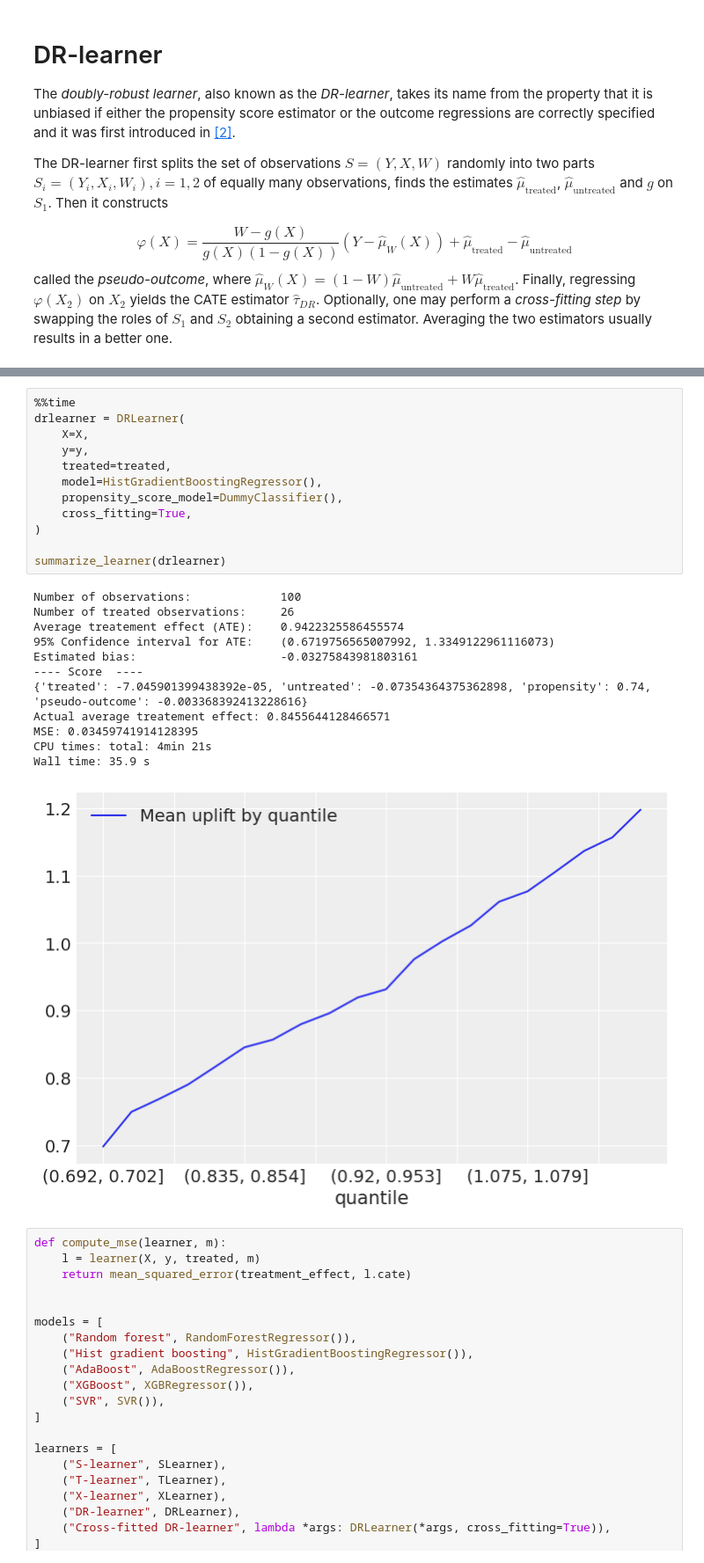
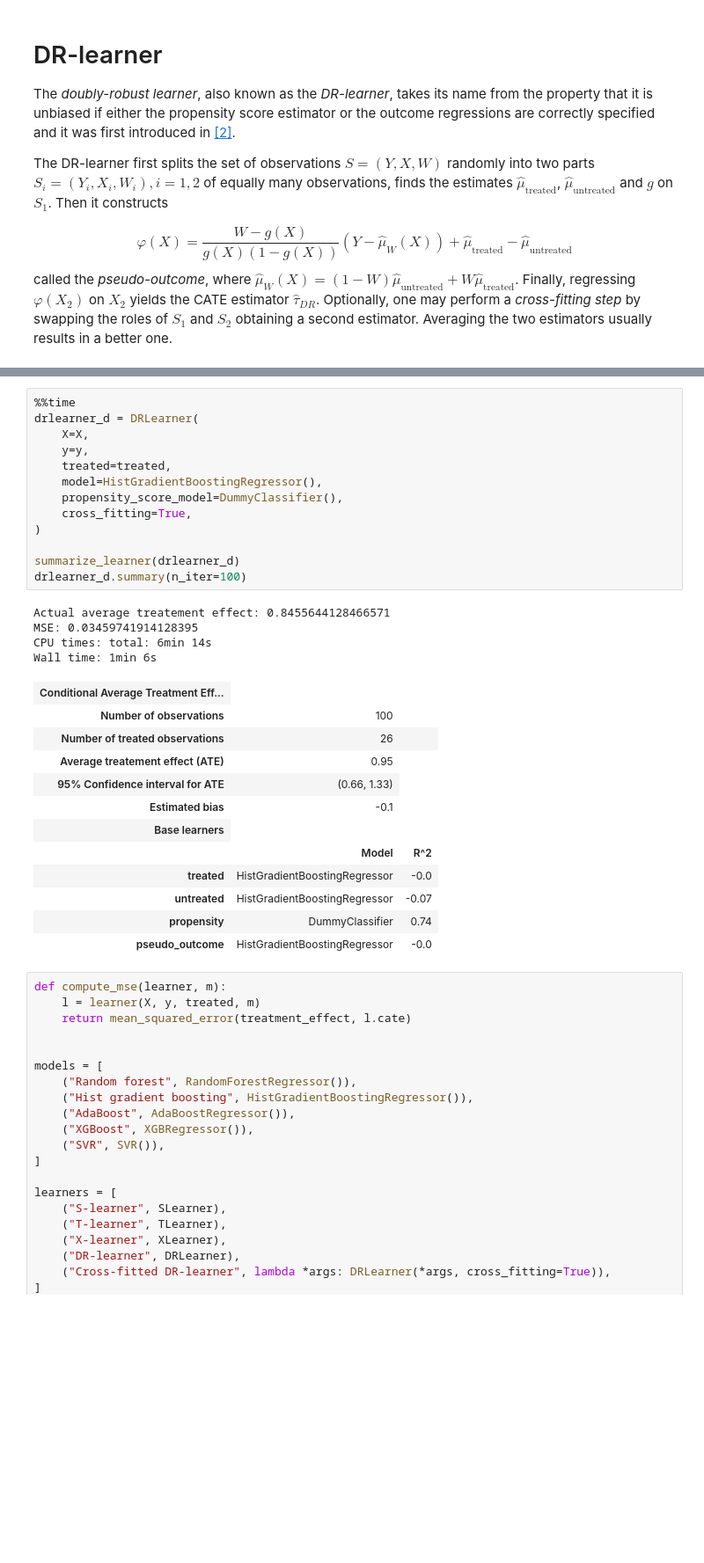
Before and after one commit to pymc-labs/CausalPy, a Jupyter notebook: docs/notebooks/meta_learners_synthetic_data.ipynb, the cells around one changed output, grey strips where cells are left out. Shown at 88% size. Cells and saved outputs as stored; diff of their text form; blank space fills up the shorter version.

```diff
--- a/docs/notebooks/meta_learners_synthetic_data.ipynb
+++ b/docs/notebooks/meta_learners_synthetic_data.ipynb
@@ -252,28 +272,33 @@ Wall time: 17.5 s
 # %%
 %%time
-drlearner = DRLearner(
+drlearner_d = DRLearner(
     X=X,
     y=y,
     treated=treated,
     model=HistGradientBoostingRegressor(),
     propensity_score_model=DummyClassifier(),
     cross_fitting=True,
 )
 
-summarize_learner(drlearner)
+summarize_learner(drlearner_d)
+drlearner_d.summary(n_iter=100)
 # %% [output]
-Number of observations:             100
-Number of treated observations:     26
-Average treatement effect (ATE):    0.9422325586455574
-95% Confidence interval for ATE:    (0.6719756565007992, 1.3349122961116073)
-Estimated bias:                     -0.03275843981803161
----- Score  ----
-{'treated': -7.045901399438392e-05, 'untreated': -0.07354364375362898, 'propensity': 0.74, 'pseudo-outcome': -0.003368392413228616}
 Actual average treatement effect: 0.8455644128466571
 MSE: 0.03459741914128395
-CPU times: total: 4min 21s
-Wall time: 35.9 s
+CPU times: total: 6min 14s
+Wall time: 1min 6s
-[figure, removed]
+| Conditional Average Treatment Eff... |
+| Number of observations | 100 |  |
+| Number of treated observations | 26 |  |
+| Average treatement effect (ATE) | 0.95 |  |
+| 95% Confidence interval for ATE | (0.66, 1.33) |
+| Estimated bias | -0.1 |  |
+| Base learners |
+|  | Model | R^2 |
+| treated | HistGradientBoostingRegressor | -0.0 |
+| untreated | HistGradientBoostingRegressor | -0.07 |
+| propensity | DummyClassifier | 0.74 |
+| pseudo_outcome | HistGradientBoostingRegressor | -0.0 |
 # %%
 def compute_mse(learner, m):
     l = learner(X, y, treated, m)
```
Also changed, not shown: parts of 6 cells of this notebook.
